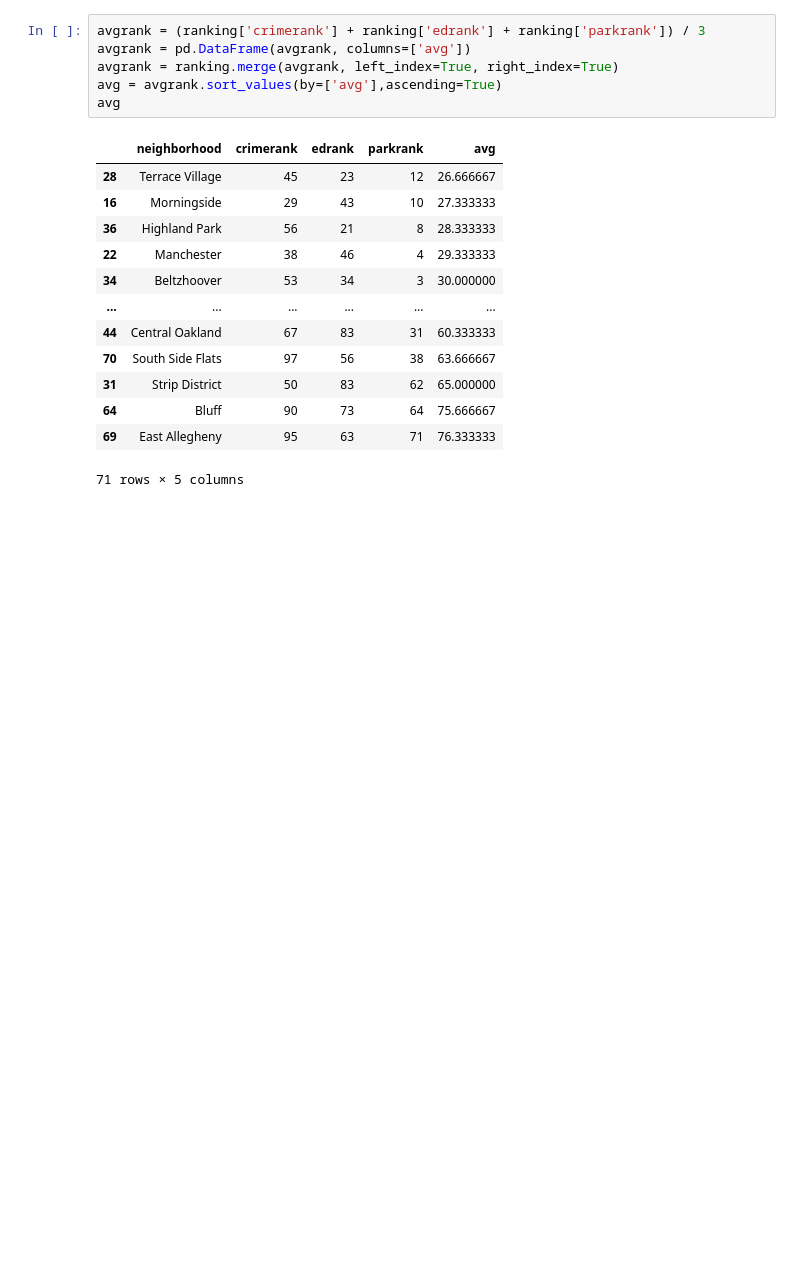
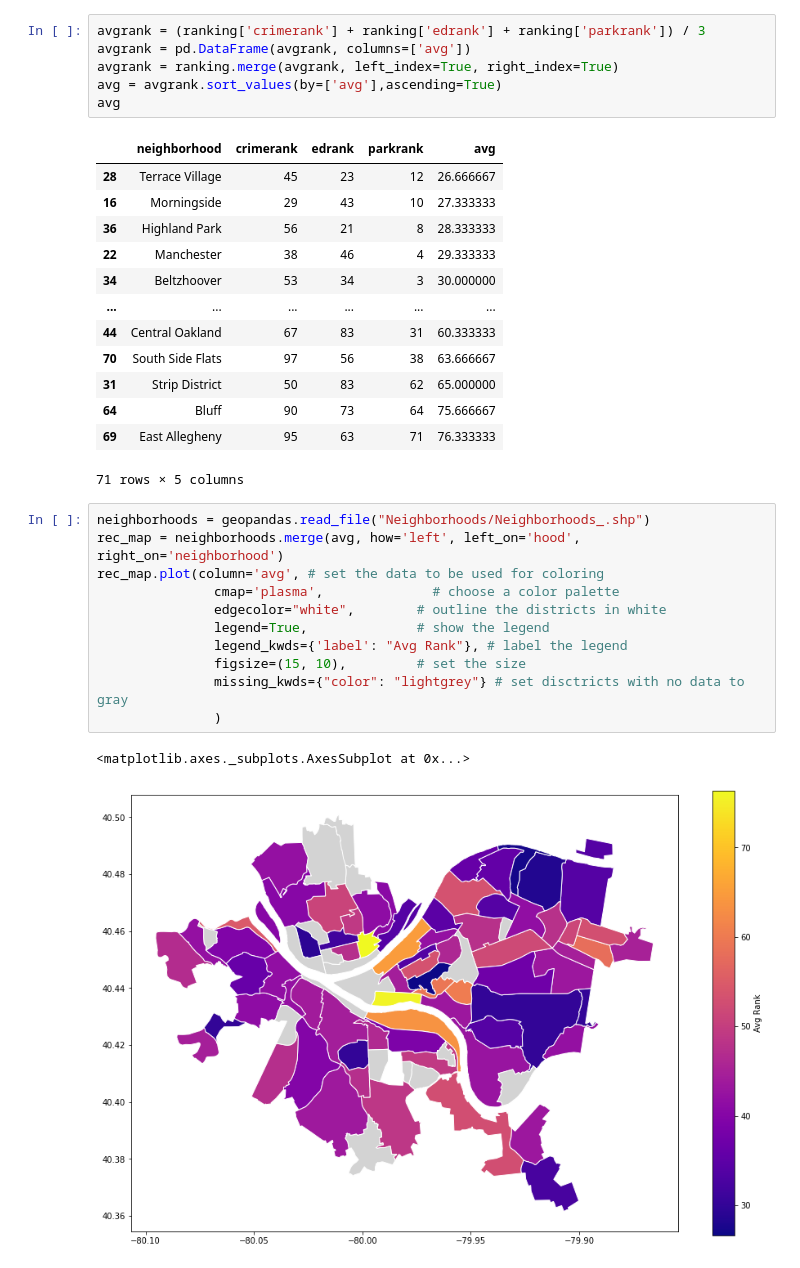
Before and after one commit to sagil591/CMPINF10-FinalProject, a Jupyter notebook: Group.ipynb, the cells around one changed output. Saved outputs shown, nothing was run; the diff lists cells and outputs as text; blank space fills up the shorter version.

```diff
--- a/Group.ipynb
+++ b/Group.ipynb
@@ -174,3 +174,17 @@ avg
 | 64 | Bluff | 90 | 73 | 64 | 75.666667 |
 | 69 | East Allegheny | 95 | 63 | 71 | 76.333333 |
 71 rows × 5 columns
+# %%
+neighborhoods = geopandas.read_file("Neighborhoods/Neighborhoods_.shp")
+rec_map = neighborhoods.merge(avg, how='left', left_on='hood', right_on='neighborhood')
+rec_map.plot(column='avg', # set the data to be used for coloring
+               cmap='plasma',              # choose a color palette
+               edgecolor="white",        # outline the districts in white
+               legend=True,              # show the legend
+               legend_kwds={'label': "Avg Rank"}, # label the legend
+               figsize=(15, 10),         # set the size
+               missing_kwds={"color": "lightgrey"} # set disctricts with no data to gray
+               )
+# %% [output]
+<matplotlib.axes._subplots.AxesSubplot at 0x...>
+[figure, added]
```
Also changed, not shown: 1 other file.
